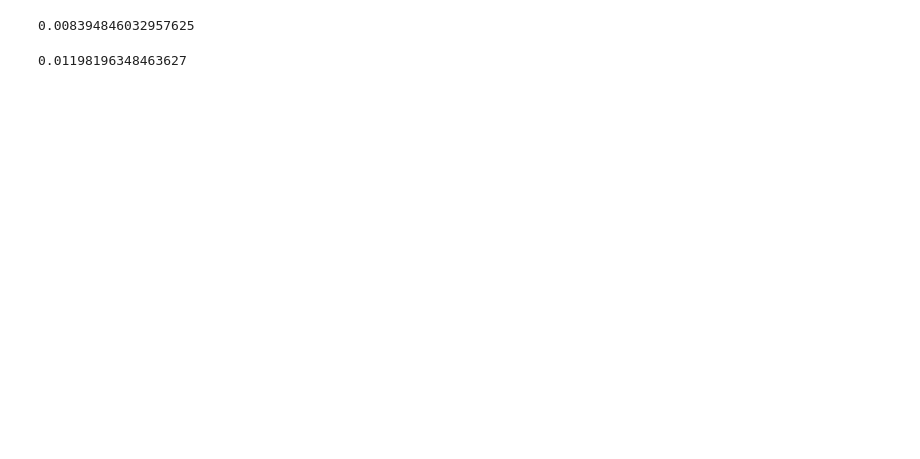
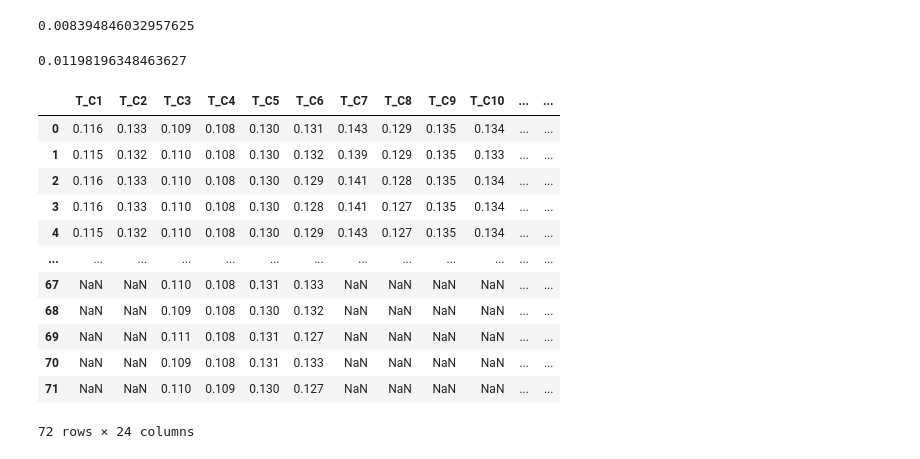
Before and after one commit to moises-santillan/HeartVariability, a Jupyter notebook: Code/HeartVariability.ipynb, the cells around one changed output. Saved outputs shown, nothing was run; the diff lists cells and outputs as text; code cells hidden in the pictures; blank space fills up the shorter version.

```diff
--- a/Code/HeartVariability.ipynb
+++ b/Code/HeartVariability.ipynb
@@ -79,3 +79,20 @@ t_stat, p_value = stats.ttest_ind(SD2_C, SD2_E, equal_var=False)
 p_value/2
 # %% [output]
 0.01198196348463627
+# %%
+df = pd.read_csv ("Periods.csv")
+df
+# %% [output]
+|  | T_C1 | T_C2 | T_C3 | T_C4 | T_C5 | T_C6 | T_C7 | T_C8 | T_C9 | T_C10 | ... | ... |
+| 0 | 0.116 | 0.133 | 0.109 | 0.108 | 0.130 | 0.131 | 0.143 | 0.129 | 0.135 | 0.134 | ... | ... |
+| 1 | 0.115 | 0.132 | 0.110 | 0.108 | 0.130 | 0.132 | 0.139 | 0.129 | 0.135 | 0.133 | ... | ... |
+| 2 | 0.116 | 0.133 | 0.110 | 0.108 | 0.130 | 0.129 | 0.141 | 0.128 | 0.135 | 0.134 | ... | ... |
+| 3 | 0.116 | 0.133 | 0.110 | 0.108 | 0.130 | 0.128 | 0.141 | 0.127 | 0.135 | 0.134 | ... | ... |
+| 4 | 0.115 | 0.132 | 0.110 | 0.108 | 0.130 | 0.129 | 0.143 | 0.127 | 0.135 | 0.134 | ... | ... |
+| ... | ... | ... | ... | ... | ... | ... | ... | ... | ... | ... | ... | ... |
+| 67 | NaN | NaN | 0.110 | 0.108 | 0.131 | 0.133 | NaN | NaN | NaN | NaN | ... | ... |
+| 68 | NaN | NaN | 0.109 | 0.108 | 0.130 | 0.132 | NaN | NaN | NaN | NaN | ... | ... |
+| 69 | NaN | NaN | 0.111 | 0.108 | 0.131 | 0.127 | NaN | NaN | NaN | NaN | ... | ... |
+| 70 | NaN | NaN | 0.109 | 0.108 | 0.131 | 0.133 | NaN | NaN | NaN | NaN | ... | ... |
+| 71 | NaN | NaN | 0.110 | 0.109 | 0.130 | 0.127 | NaN | NaN | NaN | NaN | ... | ... |
+72 rows × 24 columns
```
Also changed, not shown: parts of 7 cells of this notebook, 9 other files.
